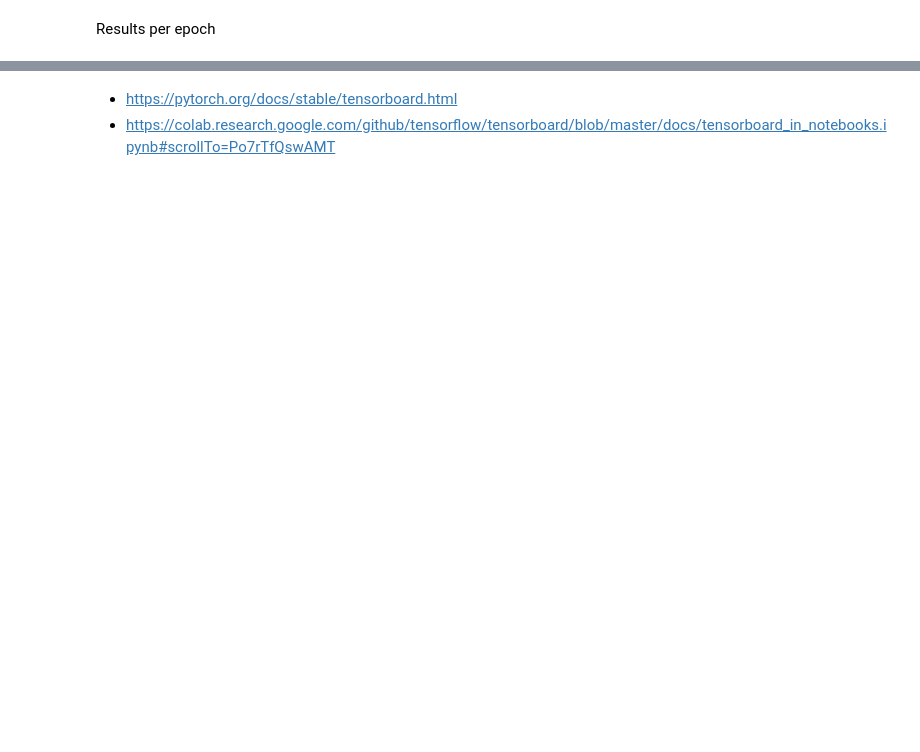
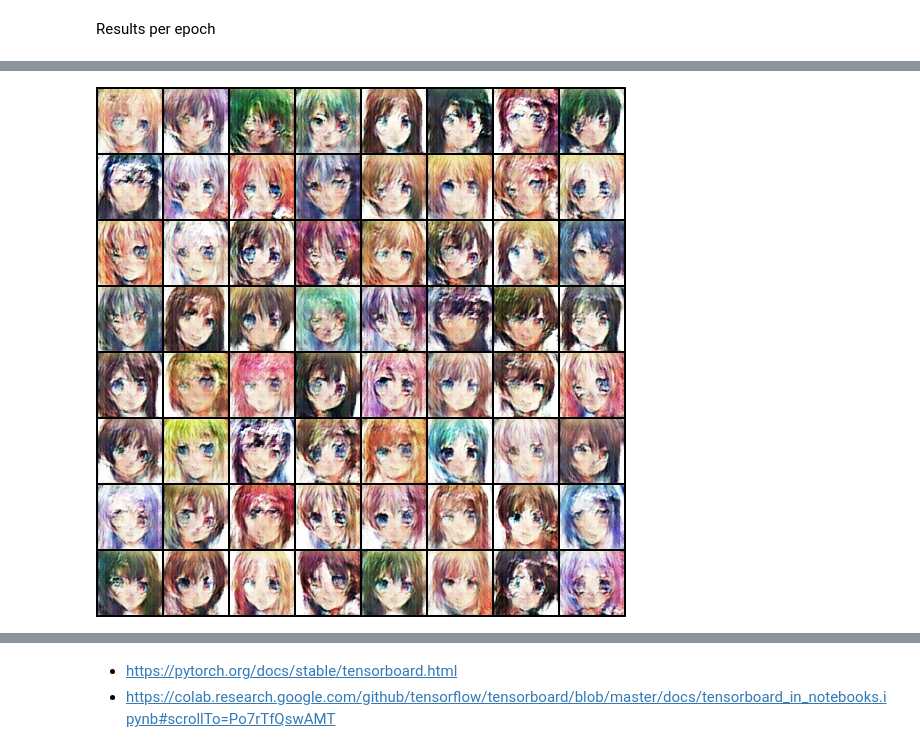
Before and after one commit to rbarman/AnimeGANs, a Jupyter notebook: Anime_face_GAN.ipynb, the cells around one changed output, grey strips where cells are left out. Drawn from its saved outputs; the diff is of its cells as text; code cells hidden in the pictures; blank space fills up the shorter version.

```diff
--- a/Anime_face_GAN.ipynb
+++ b/Anime_face_GAN.ipynb
@@ -208,0 +184,4 @@ By epoch 10 we see more smoothness...
+# %%
+display_image(f'{gan.gen_dir}5.png')
+# %% [output]
+[figure, added]
```
Also changed, not shown: parts of 33 cells of this notebook.
